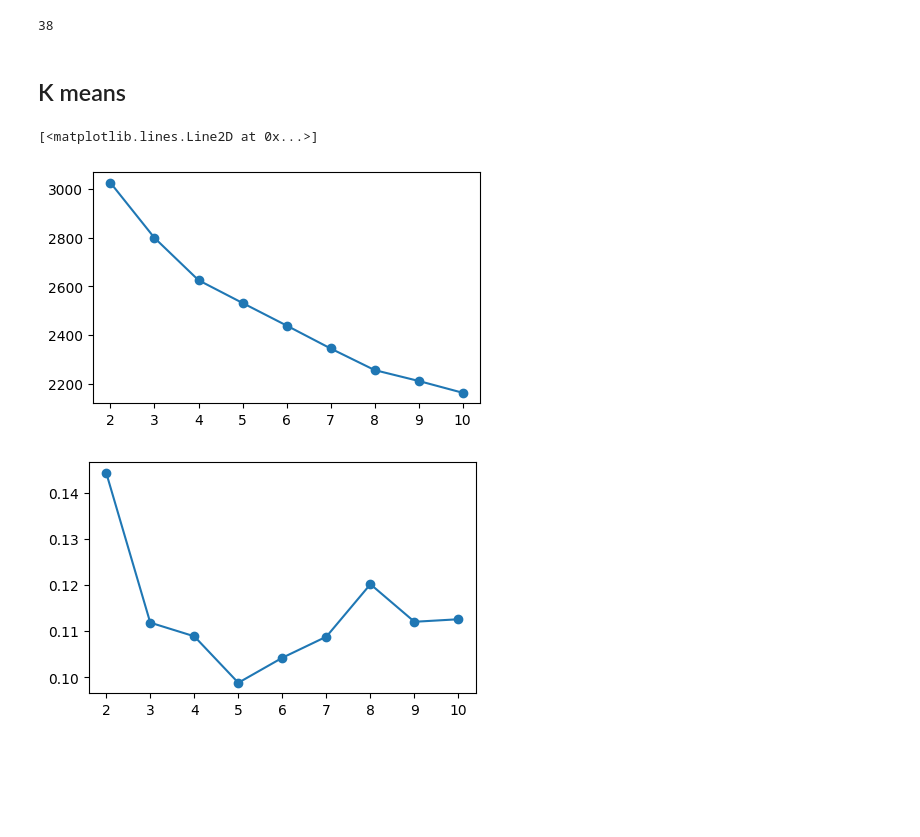
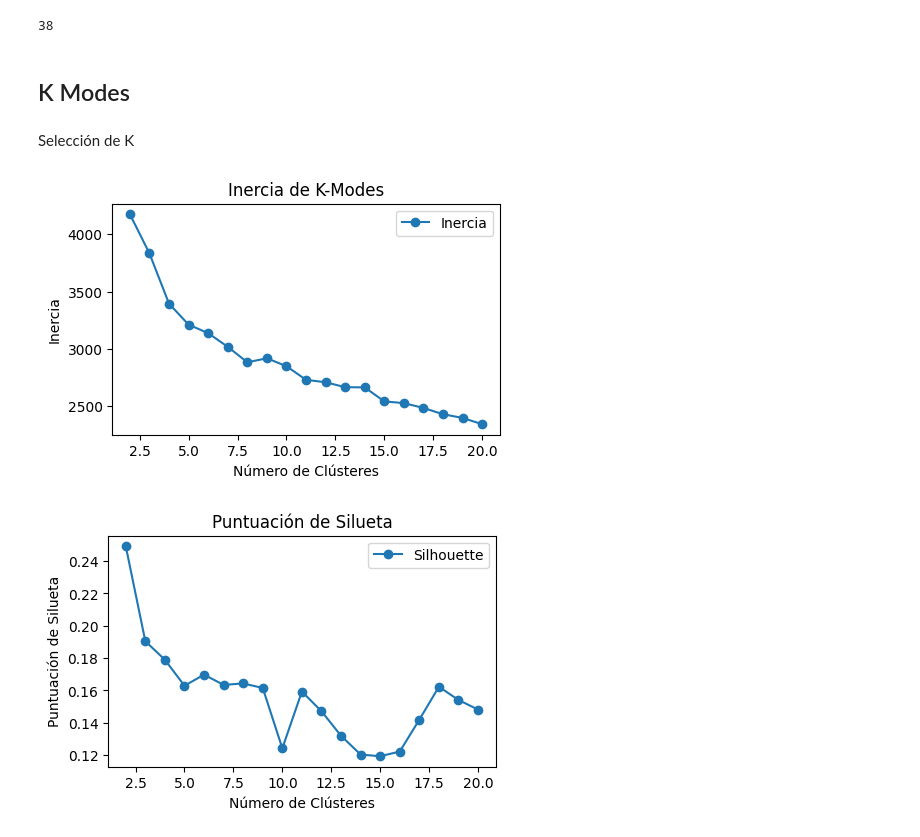
Before and after one commit to DashTT/Reto-01-Chagas, a Jupyter notebook: Reto_1_AndradeVillenasEscobar.ipynb, the cells around one changed output. Drawn from its saved outputs; the diff is of its cells as text; code cells hidden in the pictures; blank space fills up the shorter version.

```diff
--- a/Reto_1_AndradeVillenasEscobar.ipynb
+++ b/Reto_1_AndradeVillenasEscobar.ipynb
@@ -186,25 +189,38 @@ print(len(cols_interes))
 # %% [output]
 38
 # %% [markdown]
-## K means
+## K Modes
+# %% [markdown]
+Selección de K
 # %%
-
 inertia = []
 silueta = []
-for i in range(2, 11): #2 a 10
-    modelo = KMeans(n_clusters=i, random_state=68)
+
+for i in range(2, 21):  # de 2 a 10 clústeres
+    modelo = KModes(n_clusters=i, init='Huang', n_init=5, random_state=68)
     modelo.fit(df_clean)
-    inertia.append(modelo.inertia_)
-    labels = modelo.fit_predict(df_clean)
-    score = silhouette_score(df_clean, labels)
+
+    labels = modelo.labels_
+    score = silhouette_score(df_clean, labels, metric='hamming')
     silueta.append(score)
 
-plt.figure(figsize=(5, 3))
-plt.plot(range(2, 11), inertia, marker='o')
+    inertia.append(modelo.cost_)
 
 plt.figure(figsize=(5, 3))
-plt.plot(range(2, 11), silueta, marker='o')
+plt.plot(range(2, 21), inertia, marker='o', label="Inercia")
+plt.title('Inercia de K-Modes')
+plt.xlabel('Número de Clústeres')
+plt.ylabel('Inercia')
+plt.legend()
+
+plt.figure(figsize=(5, 3))
+plt.plot(range(2, 21), silueta, marker='o', label="Silhouette")
+plt.title('Puntuación de Silueta')
+plt.xlabel('Número de Clústeres')
+plt.ylabel('Puntuación de Silueta')
+plt.legend()
+
+plt.show()
 # %% [output]
-[<matplotlib.lines.Line2D at 0x...>]
-[figure, old version]
+[figure, new version]
-[figure, old version]
+[figure, new version]
```
Also changed, not shown: parts of 6 cells of this notebook.
